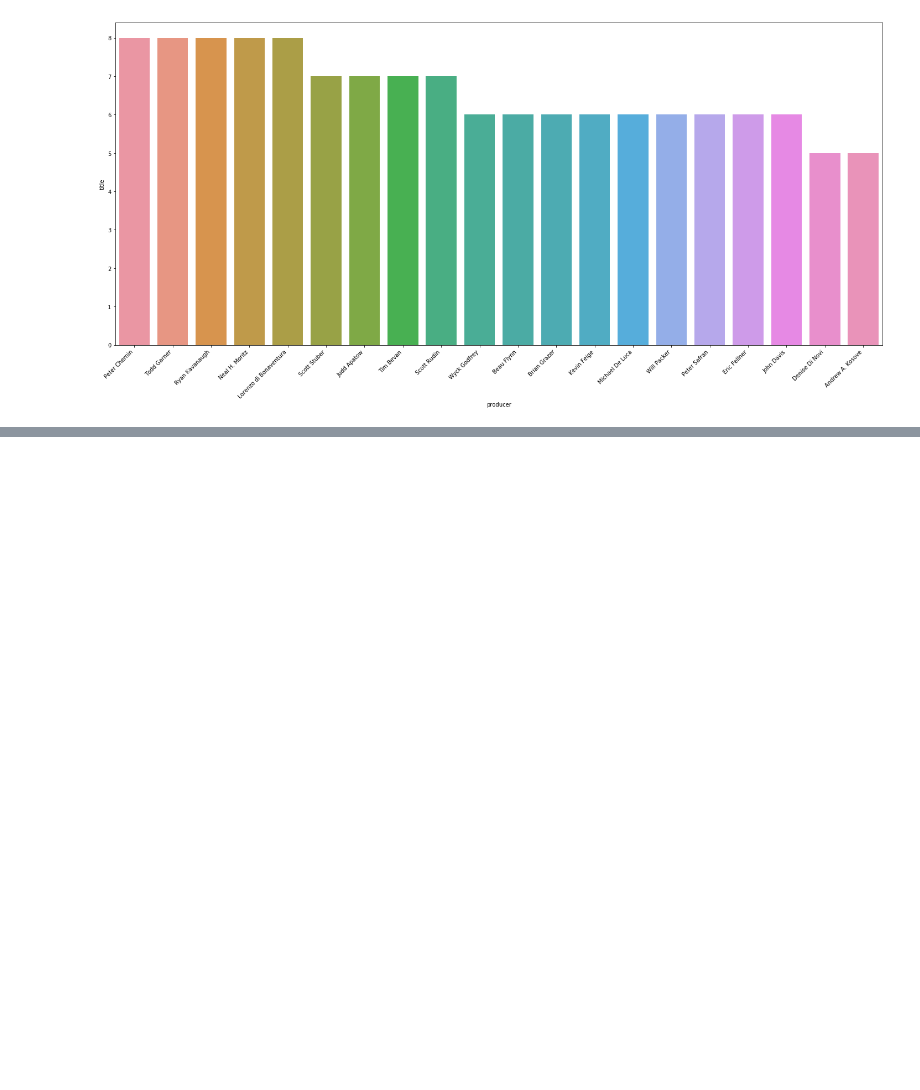
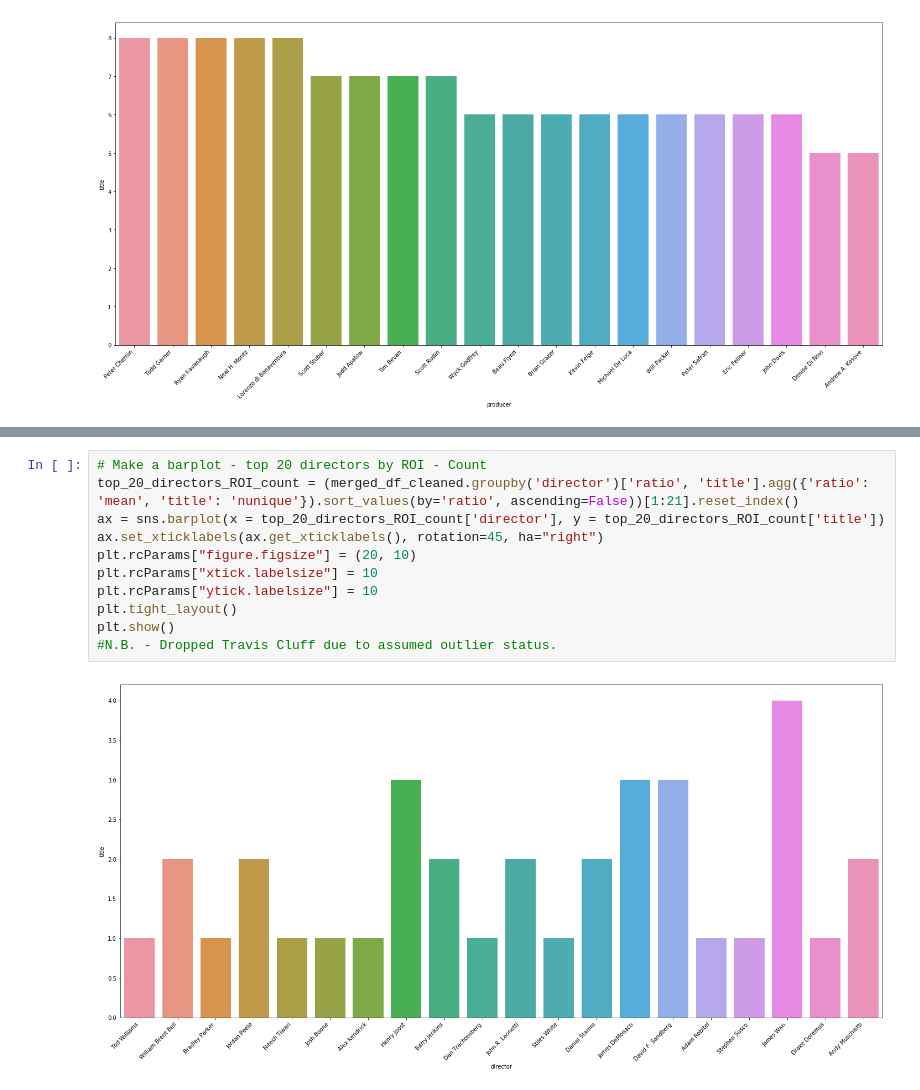
Before and after one commit to khayes847/mod-1-project, a Jupyter notebook: Project_Kyle.ipynb, the cells around one changed output, grey strips where cells are left out. Drawn from its saved outputs; the diff is of its cells as text; blank space fills up the shorter version.

Commit message:
Merge

```diff
--- a/Project_Kyle.ipynb
+++ b/Project_Kyle.ipynb
@@ -277,0 +284,13 @@ plt.show()
+# %%
+# Make a barplot - top 20 directors by ROI - Count
+top_20_directors_ROI_count = (merged_df_cleaned.groupby('director')['ratio', 'title'].agg({'ratio': 'mean', 'title': 'nunique'}).sort_values(by='ratio', ascending=False))[1:21].reset_index()
+ax = sns.barplot(x = top_20_directors_ROI_count['director'], y = top_20_directors_ROI_count['title'])
+ax.set_xticklabels(ax.get_xticklabels(), rotation=45, ha="right")
+plt.rcParams["figure.figsize"] = (20, 10)
+plt.rcParams["xtick.labelsize"] = 10
+plt.rcParams["ytick.labelsize"] = 10
+plt.tight_layout()
+plt.show()
+#N.B. - Dropped Travis Cluff due to assumed outlier status.
+# %% [output]
+[figure, added]
```
Also changed, not shown: parts of 3 cells of this notebook.
